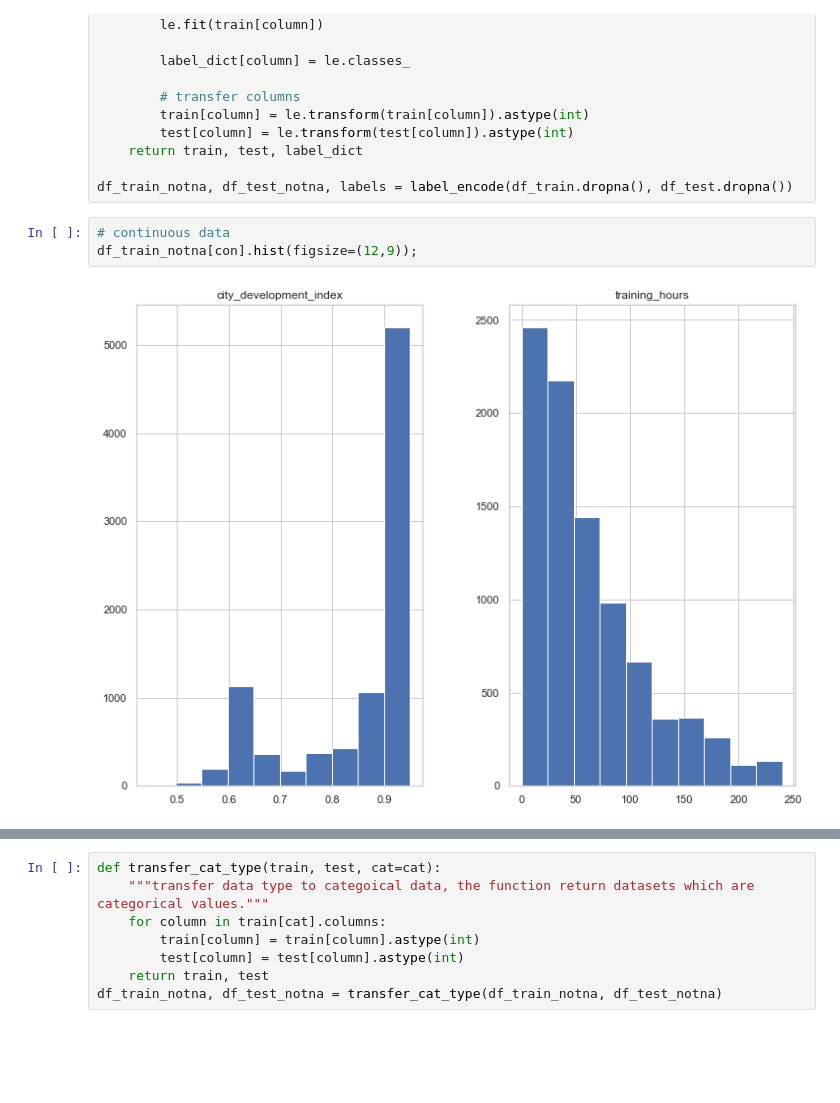
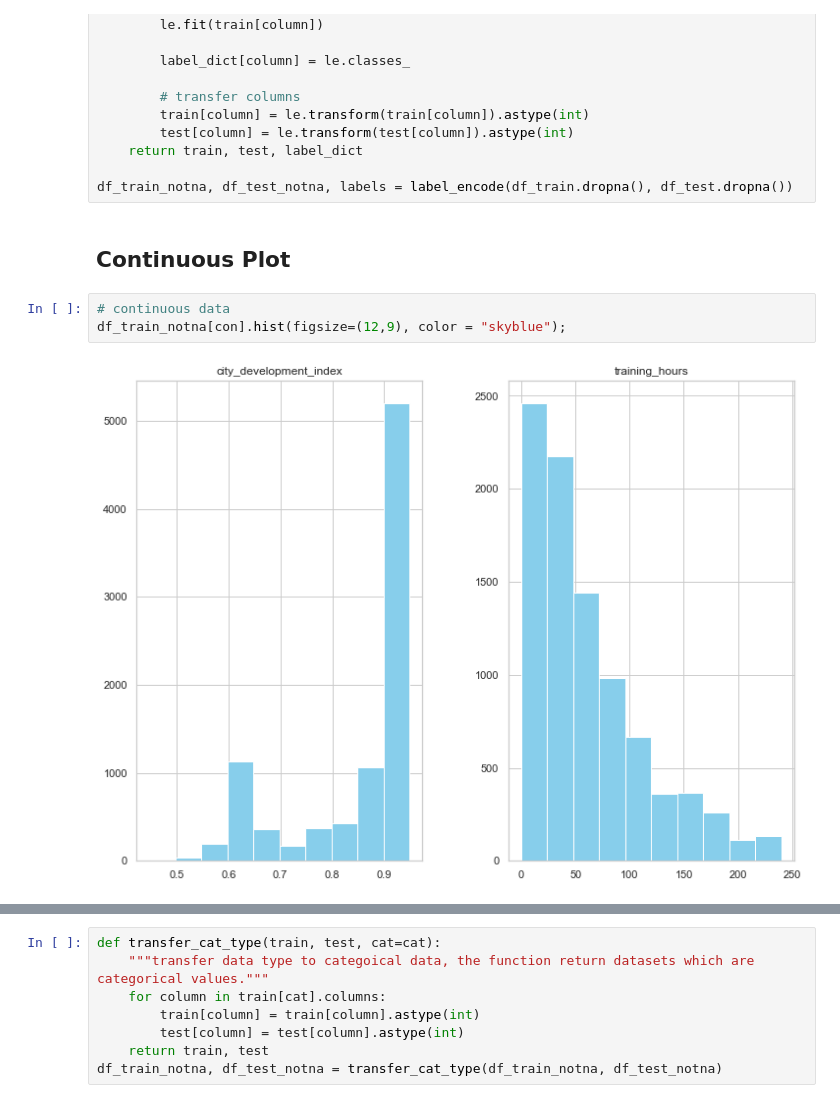
Before and after one commit to Xiajiruo/HR-Analytics-Job-Change-of-Data-Scientists, a Jupyter notebook: hr.ipynb, the cells around one changed output, grey strips where cells are left out. Drawn from its saved outputs; the diff is of its cells as text; blank space fills up the shorter version.

```diff
--- a/hr.ipynb
+++ b/hr.ipynb
@@ -163,8 +159,10 @@ def label_encode(train, test):
     return train, test, label_dict
 
 df_train_notna, df_test_notna, labels = label_encode(df_train.dropna(), df_test.dropna())
+# %% [markdown]
+## Continuous Plot
 # %%
 # continuous data
-df_train_notna[con].hist(figsize=(12,9));
+df_train_notna[con].hist(figsize=(12,9), color = "skyblue");
 # %% [output]
-[figure, old version]
+[figure, new version]
```
Also changed, not shown: parts of 5 cells of this notebook.
